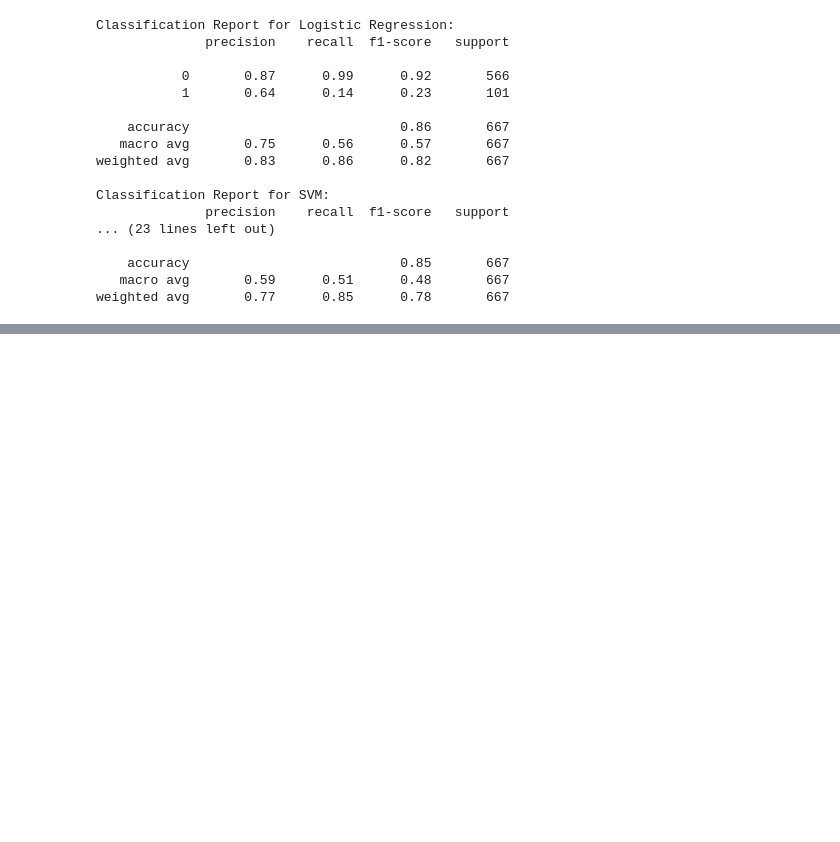
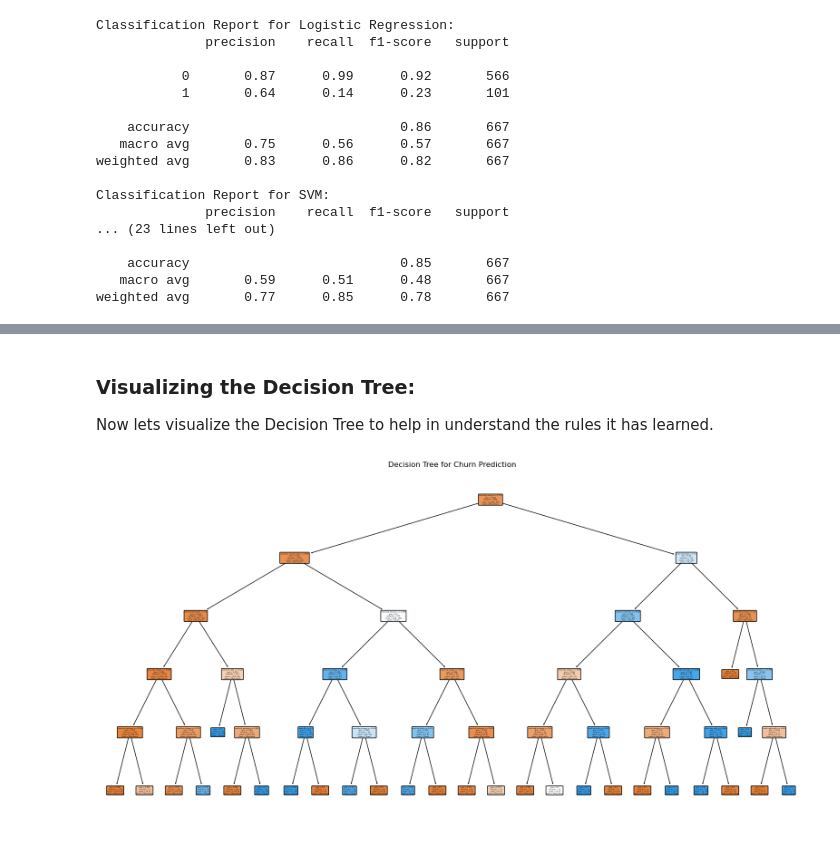
Before and after one commit to Abuz254/glowing-octo-computing-machine, a Jupyter notebook: telcom.ipynb, the cells around one changed output, grey strips where cells are left out. Cells and saved outputs as stored; diff of their text form; code cells hidden in the pictures; blank space fills up the shorter version.

Commit message:
Úpdate again

```diff
--- a/telcom.ipynb
+++ b/telcom.ipynb
@@ -683,0 +698,17 @@ plot_confusion_matrix(y_test, y_pred_knn, 'KNN')
+# %% [markdown]
+### Visualizing the Decision Tree:
+Now lets visualize the Decision Tree to help in understand the rules it has learned.
+# %%
+from sklearn.tree import plot_tree
+
+# Fit the best Decision Tree model again if not already done
+best_tree_model = pipelines['Decision Tree']
+best_tree_model.fit(X_train, y_train)
+
+# Plot the tree
+plt.figure(figsize=(20, 10))
+plot_tree(best_tree_model.named_steps['clf'], feature_names=X.columns, class_names=['Non-churn', 'Churn'], filled=True, rounded=True)
+plt.title('Decision Tree for Churn Prediction')
+plt.show()
+# %% [output]
+[figure, added]
```
Also changed, not shown: parts of 8 cells of this notebook.
